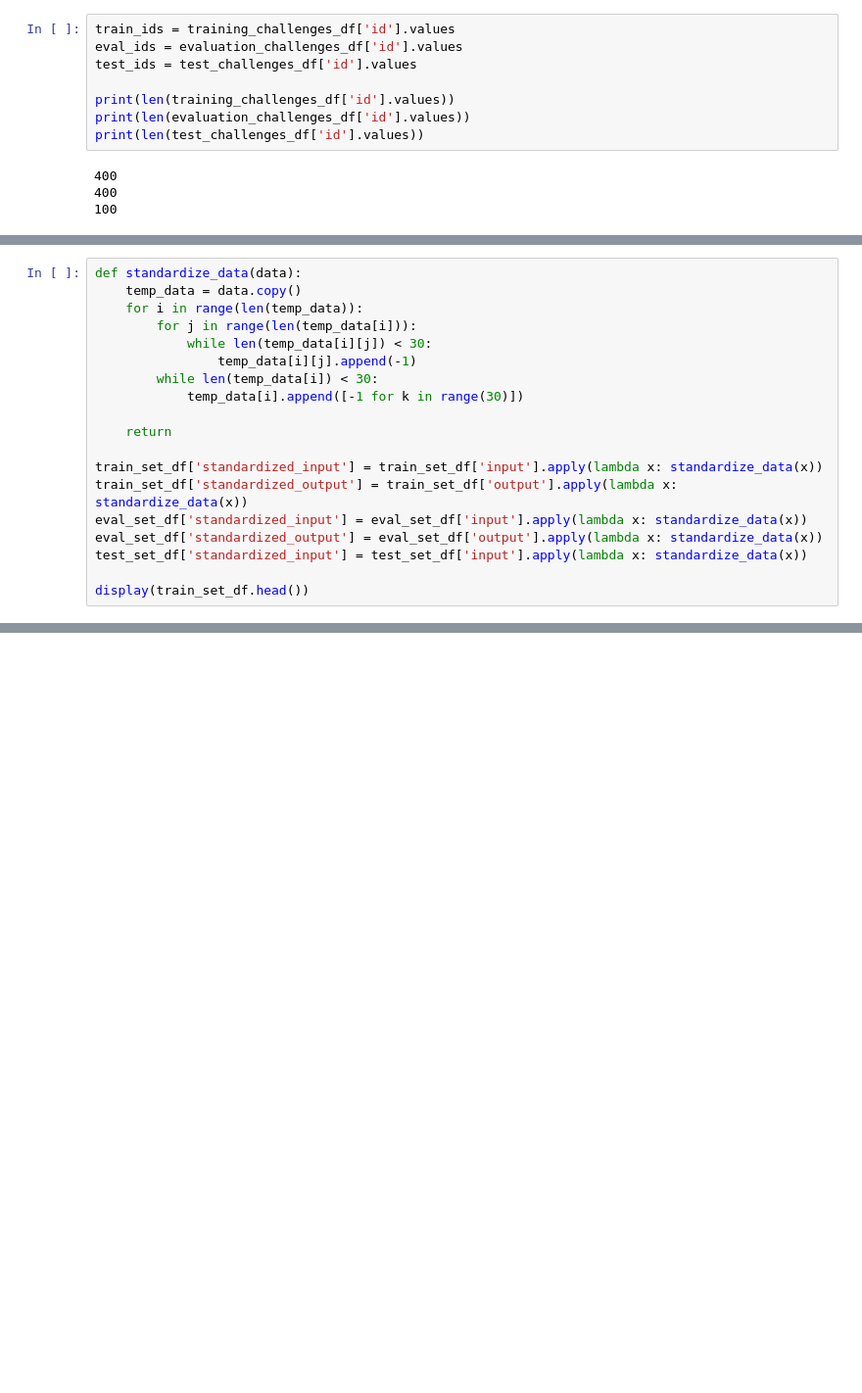
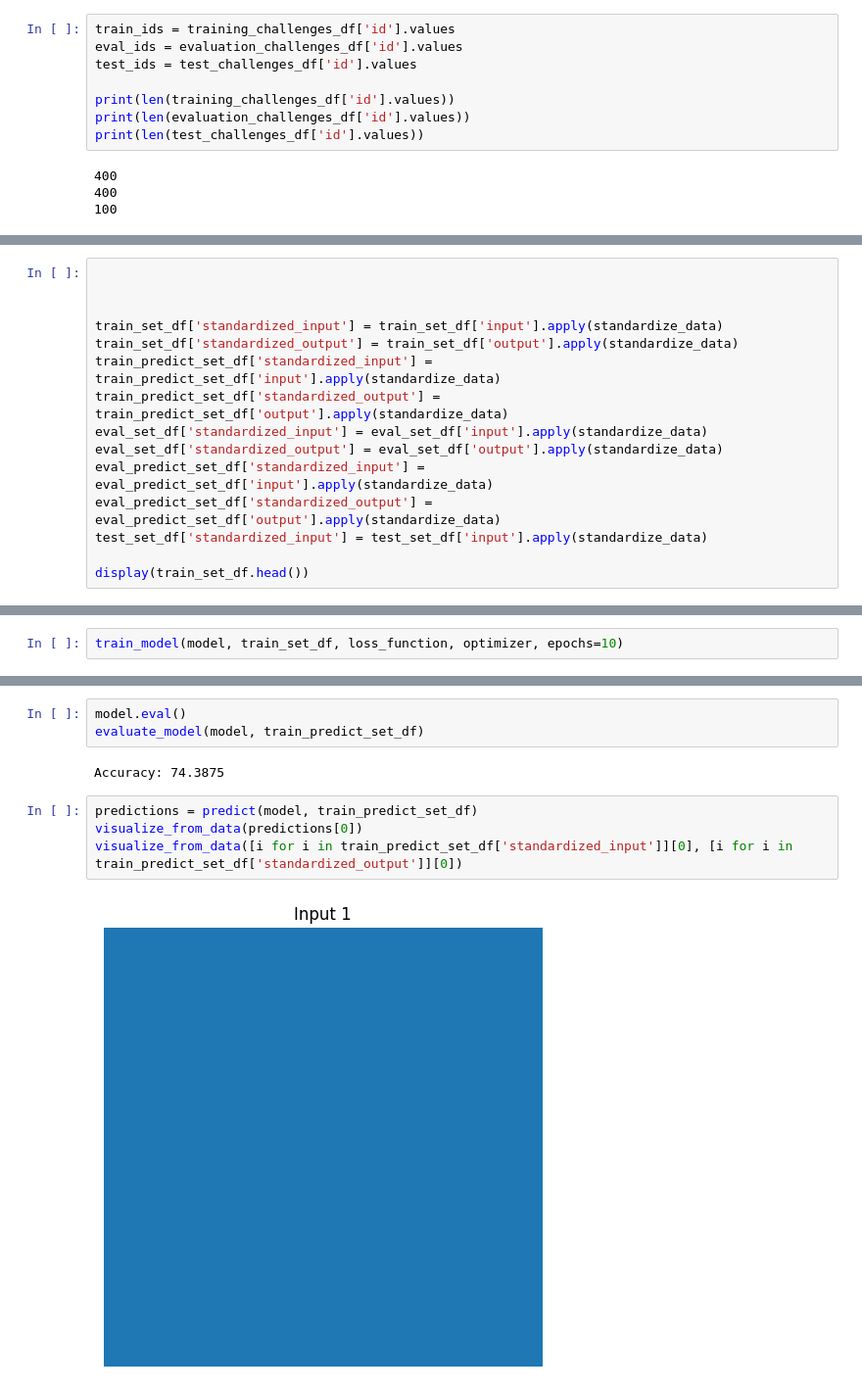
Before and after one commit to anishfish2/arc-ai, a Jupyter notebook: main.ipynb, the cells around one changed output, grey strips where cells are left out. Shown at 98% size. Cells and saved outputs as stored; diff of their text form; blank space fills up the shorter version.

```diff
--- a/main.ipynb
+++ b/main.ipynb
@@ -239,19 +138,0 @@ display(train_set_df.head())
-# %%
-def standardize_data(data):
-    temp_data = data.copy()
-    for i in range(len(temp_data)):
-        for j in range(len(temp_data[i])):
-            while len(temp_data[i][j]) < 30:
-                temp_data[i][j].append(-1)
-        while len(temp_data[i]) < 30:
-            temp_data[i].append([-1 for k in range(30)])
-
-    return
-
-train_set_df['standardized_input'] = train_set_df['input'].apply(lambda x: standardize_data(x))
-train_set_df['standardized_output'] = train_set_df['output'].apply(lambda x: standardize_data(x))
-eval_set_df['standardized_input'] = eval_set_df['input'].apply(lambda x: standardize_data(x))
-eval_set_df['standardized_output'] = eval_set_df['output'].apply(lambda x: standardize_data(x))
-test_set_df['standardized_input'] = test_set_df['input'].apply(lambda x: standardize_data(x))
-
-display(train_set_df.head())
@@ -277,0 +139,15 @@ display(train_set_df.head())
+# %%
+
+
+
+train_set_df['standardized_input'] = train_set_df['input'].apply(standardize_data)
+train_set_df['standardized_output'] = train_set_df['output'].apply(standardize_data)
+train_predict_set_df['standardized_input'] = train_predict_set_df['input'].apply(standardize_data)
+train_predict_set_df['standardized_output'] = train_predict_set_df['output'].apply(standardize_data)
+eval_set_df['standardized_input'] = eval_set_df['input'].apply(standardize_data)
+eval_set_df['standardized_output'] = eval_set_df['output'].apply(standardize_data)
+eval_predict_set_df['standardized_input'] = eval_predict_set_df['input'].apply(standardize_data)
+eval_predict_set_df['standardized_output'] = eval_predict_set_df['output'].apply(standardize_data)
+test_set_df['standardized_input'] = test_set_df['input'].apply(standardize_data)
+
+display(train_set_df.head())
@@ -277,0 +209,2 @@ display(train_set_df.head())
+# %%
+train_model(model, train_set_df, loss_function, optimizer, epochs=10)
@@ -277,0 +233,11 @@ display(train_set_df.head())
+# %%
+model.eval()
+evaluate_model(model, train_predict_set_df)
+# %% [output]
+Accuracy: 74.3875
+# %%
+predictions = predict(model, train_predict_set_df)
+visualize_from_data(predictions[0])
+visualize_from_data([i for i in train_predict_set_df['standardized_input']][0], [i for i in train_predict_set_df['standardized_output']][0])
+# %% [output]
+[figure, added]
```
Also changed, not shown: parts of 15 cells of this notebook, 5 other files.
